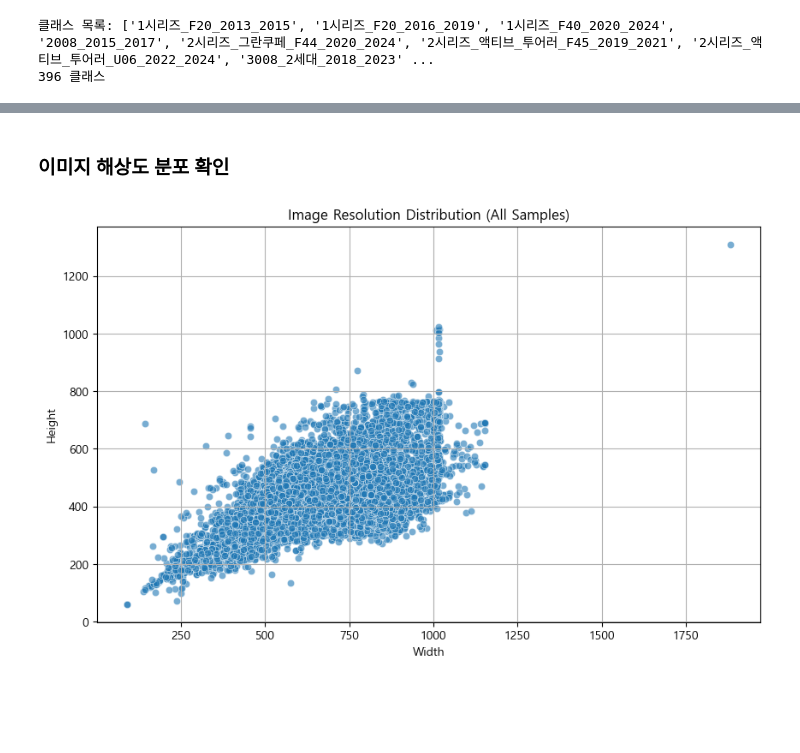
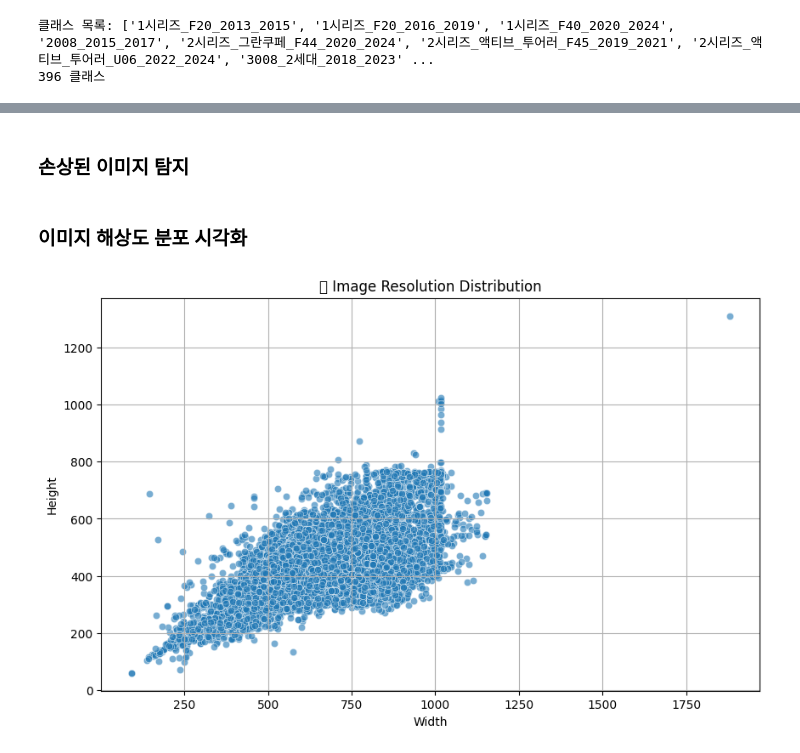
Before and after one commit to uddaniiii/used-car-image-classification, a Jupyter notebook: EDA.ipynb, the cells around one changed output, grey strips where cells are left out. Saved outputs shown, nothing was run; the diff lists cells and outputs as text; code cells hidden in the pictures; blank space fills up the shorter version.

```diff
--- a/EDA.ipynb
+++ b/EDA.ipynb
@@ -44,8 +45,4 @@ df = pd.DataFrame(data)
 # %% [output]
 클래스 목록: ['1시리즈_F20_2013_2015', '1시리즈_F20_2016_2019', '1시리즈_F40_2020_2024', '2008_2015_2017', '2시리즈_그란쿠페_F44_2020_2024', '2시리즈_액티브_투어러_F45_2019_2021', '2시리즈_액티브_투어러_U06_2022_2024', '3008_2세대_2018_2023' ...
 396 클래스
-# %%
-# 윈도우용 기본 한글 폰트 설정 (나눔고딕이나 맑은 고딕 추천)
-plt.rcParams['font.family'] = 'Malgun Gothic'  # 또는 'NanumGothic' 등
-mpl.rcParams['axes.unicode_minus'] = False  # 마이너스 깨짐 방지
 # %% [markdown]
@@ -80,25 +95,41 @@ plt.show()
+# %% [markdown]
+### 손상된 이미지 탐지
+# %%
+from PIL import Image
+
+broken_images = []
+
+for _, row in df.iterrows():
+    img_path = row['img_path']
+    try:
+        with Image.open(img_path) as img:
+            img.verify()  # 파일이 열리는지만 체크
+    except Exception as e:
+        print(f"❌ 오류 이미지: {img_path} — {e}")
+        broken_images.append(img_path)
 # %% [markdown]
-### 이미지 해상도 분포 확인
+### 이미지 해상도 분포 시각화
 # %%
-sampled_paths = df['img_path'].sample(n=min(500, len(df)), random_state=42)
+import seaborn as sns
+
 dims = []
 
 for path in df['img_path']:
     try:
-        img = Image.open(path)
-        dims.append(img.size)  # (width, height)
+        with Image.open(path) as img:
+            dims.append(img.size)  # (width, height)
     except:
         continue
 
 dim_df = pd.DataFrame(dims, columns=['width', 'height'])
 
 plt.figure(figsize=(10, 6))
 sns.scatterplot(x='width', y='height', data=dim_df, alpha=0.6)
-plt.title("Image Resolution Distribution (All Samples)")
+plt.title("🖼️ Image Resolution Distribution")
 plt.xlabel("Width")
 plt.ylabel("Height")
 plt.grid(True)
 plt.show()
 # %% [output]
-[figure, old version]
+[figure, new version]
 # %% [markdown]
```
Also changed, not shown: parts of 18 cells of this notebook.
